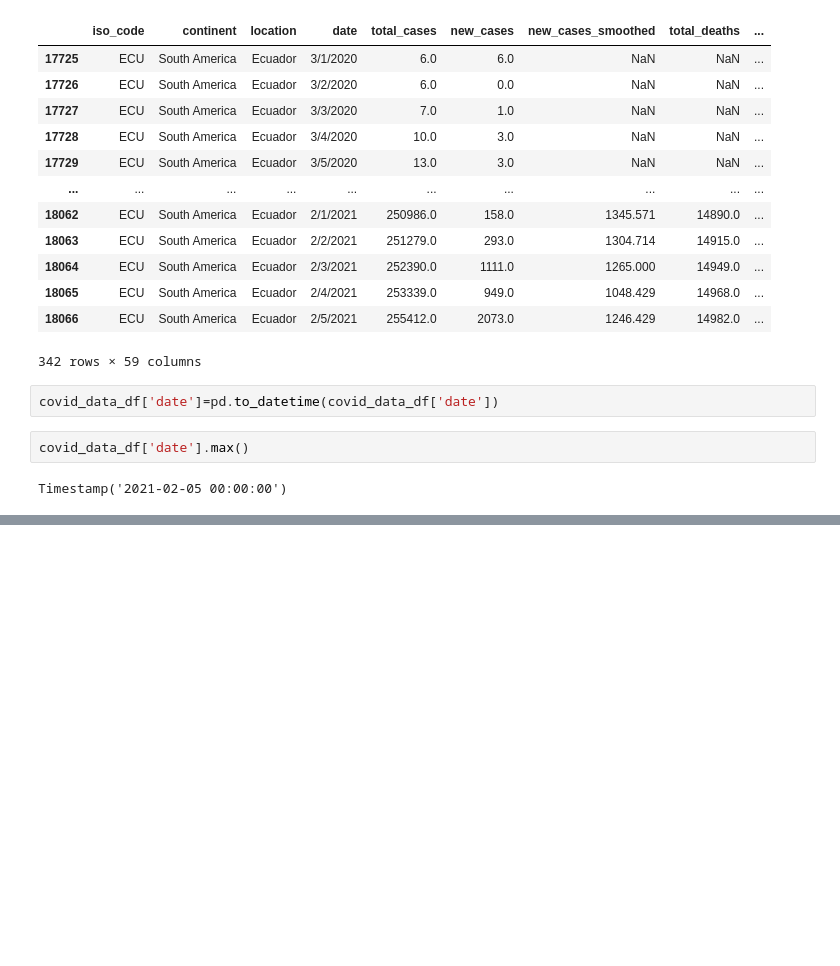
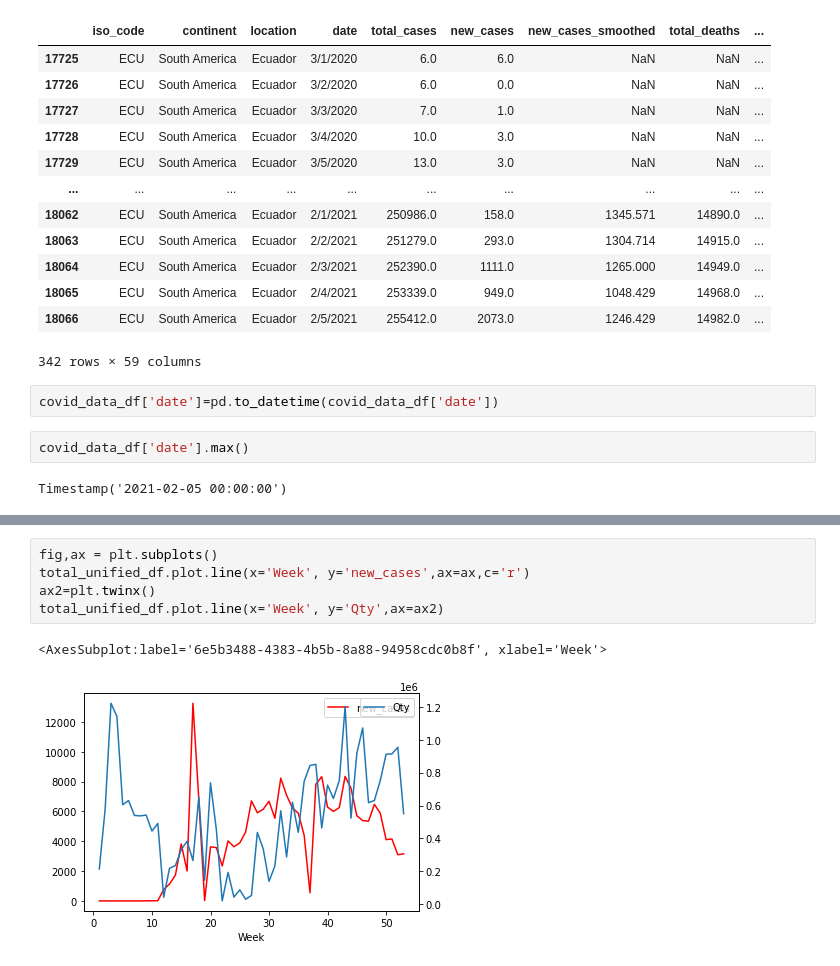
Before and after one commit to RafaelGFernandez01/first_project-, a Jupyter notebook: first-project .ipynb, the cells around one changed output, grey strips where cells are left out. Saved outputs shown, nothing was run; the diff lists cells and outputs as text; blank space fills up the shorter version.

```diff
--- a/first-project .ipynb
+++ b/first-project .ipynb
@@ -156,0 +244,8 @@ Name: total_cases, Length: 66967, dtype: float64>
+# %%
+fig,ax = plt.subplots()
+total_unified_df.plot.line(x='Week', y='new_cases',ax=ax,c='r')
+ax2=plt.twinx()
+total_unified_df.plot.line(x='Week', y='Qty',ax=ax2)
+# %% [output]
+<AxesSubplot:label='6e5b3488-4383-4b5b-8a88-94958cdc0b8f', xlabel='Week'>
+[figure, added]
```
Also changed, not shown: parts of 29 cells of this notebook.
